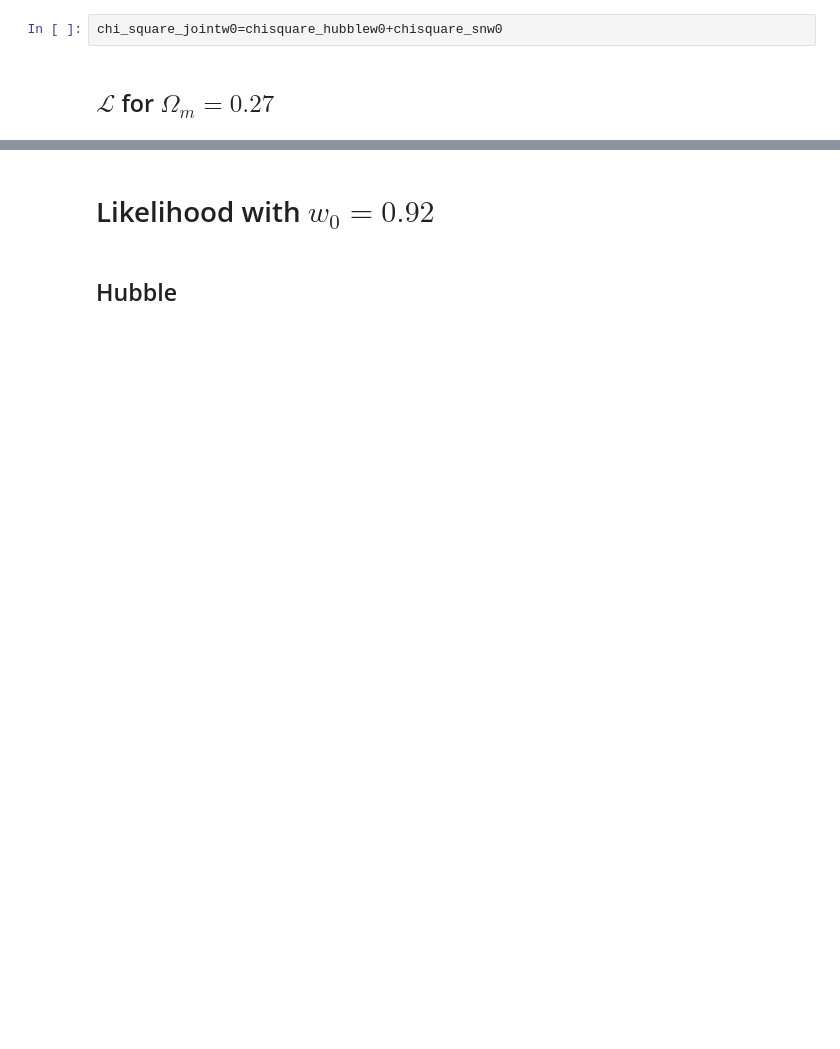
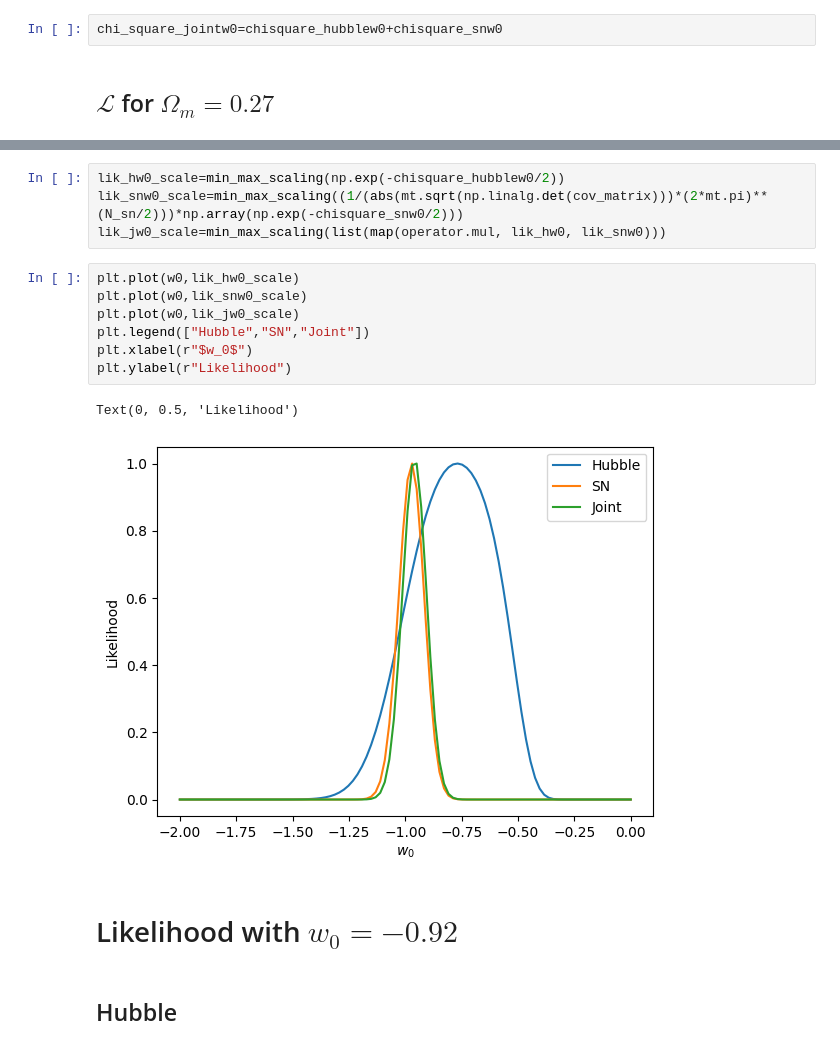
Before and after one commit to Parracho/IE, a Jupyter notebook: Project/Code/paper.ipynb, the cells around one changed output, grey strips where cells are left out. Drawn from its saved outputs; the diff is of its cells as text; blank space fills up the shorter version.

```diff
--- a/Project/Code/paper.ipynb
+++ b/Project/Code/paper.ipynb
@@ -422,5 +490,19 @@ plt.plot(w0,lik_jw0)
+# %%
+lik_hw0_scale=min_max_scaling(np.exp(-chisquare_hubblew0/2))
+lik_snw0_scale=min_max_scaling((1/(abs(mt.sqrt(np.linalg.det(cov_matrix)))*(2*mt.pi)**(N_sn/2)))*np.array(np.exp(-chisquare_snw0/2)))
+lik_jw0_scale=min_max_scaling(list(map(operator.mul, lik_hw0, lik_snw0)))
+# %%
+plt.plot(w0,lik_hw0_scale)
+plt.plot(w0,lik_snw0_scale)
+plt.plot(w0,lik_jw0_scale)
+plt.legend(["Hubble","SN","Joint"])
+plt.xlabel(r"$w_0$")
+plt.ylabel(r"Likelihood")
+# %% [output]
+Text(0, 0.5, 'Likelihood')
+[figure, added]
 # %% [markdown]
-# Likelihood with $w_0=0.92$
+# Likelihood with $w_0=-0.92$
 # %% [markdown]
 ## Hubble
 # %%
```
Also changed, not shown: parts of 24 cells of this notebook.
